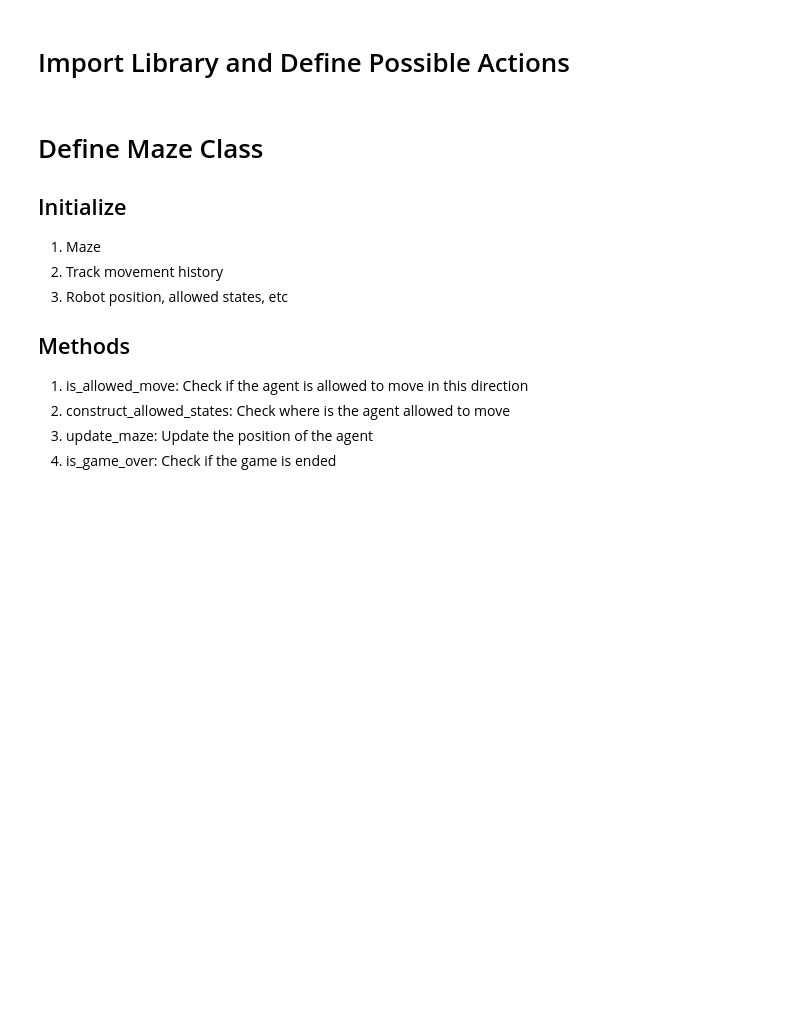
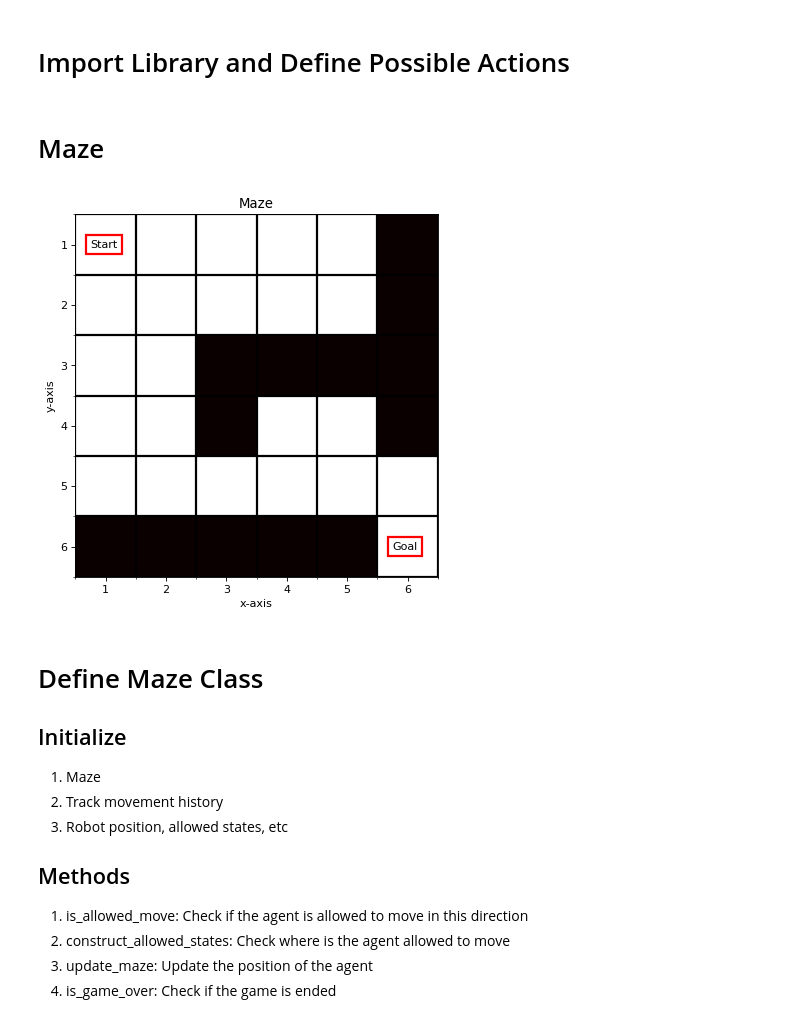
Before and after one commit to featherineaugustus/Reinforcement-Learning---Maze, a Jupyter notebook: Robot Maze.ipynb, the cells around one changed output. Saved outputs shown, nothing was run; the diff lists cells and outputs as text; code cells hidden in the pictures; blank space fills up the shorter version.

```diff
--- a/Robot Maze.ipynb
+++ b/Robot Maze.ipynb
@@ -15,6 +15,49 @@ import matplotlib
 
 # Possible Action that can be done by the agent
 ACTIONS = {'U': (-1, 0), 'D': (1, 0), 'L': (0, -1), 'R': (0, 1)}
+# %% [markdown]
+# Maze
+# %%
+maze = np.zeros((6, 6))
+maze[5, :5] = -10000
+maze[:4, 5] = -10000
+maze[2, 2:] = -10000
+maze[3, 2] = -10000
+
+plt.figure(figsize=(6, 6), dpi=80)
+plt.imshow(maze,
+           cmap='hot',
+          )
+
+plt.text(4.75, 5.05, 'Goal', color='black',
+         bbox=dict(fill=False, edgecolor='red', linewidth=2))
+plt.text(-0.25, 0.05, 'Start', color='black',
+         bbox=dict(fill=False, edgecolor='red', linewidth=2))
+
+ax = plt.gca();
+
+# Major ticks
+ax.set_xticks(np.arange(0, 6, 1))
+ax.set_yticks(np.arange(0, 6, 1))
+
+# Labels for major ticks
+ax.set_xticklabels(np.arange(1, 7, 1))
+ax.set_yticklabels(np.arange(1, 7, 1))
+
+# Minor ticks
+ax.set_xticks(np.arange(-.5, 6, 1), minor=True)
+ax.set_yticks(np.arange(-.5, 6, 1), minor=True)
+
+# Gridlines based on minor ticks
+ax.grid(which='minor', color='k', linestyle='-', linewidth=2)
+
+plt.title('Maze')
+plt.xlabel('x-axis')
+plt.ylabel('y-axis')
+
+plt.show()
+# %% [output]
+[figure, added]
 # %% [markdown]
 # Define Maze Class
 
```
Also changed, not shown: parts of 9 cells of this notebook, 1 other file.
